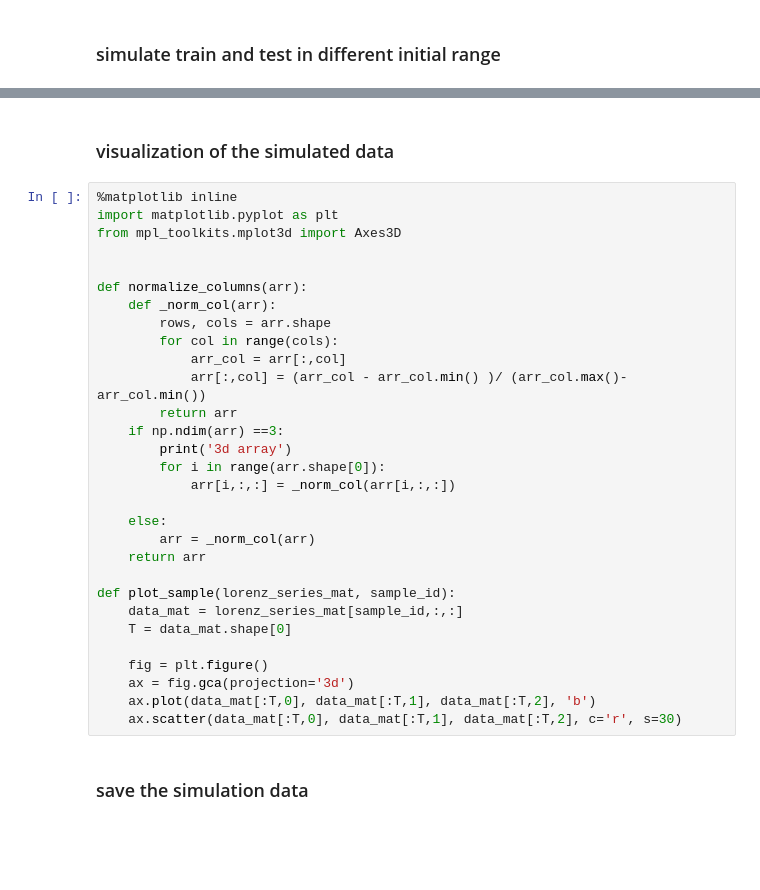
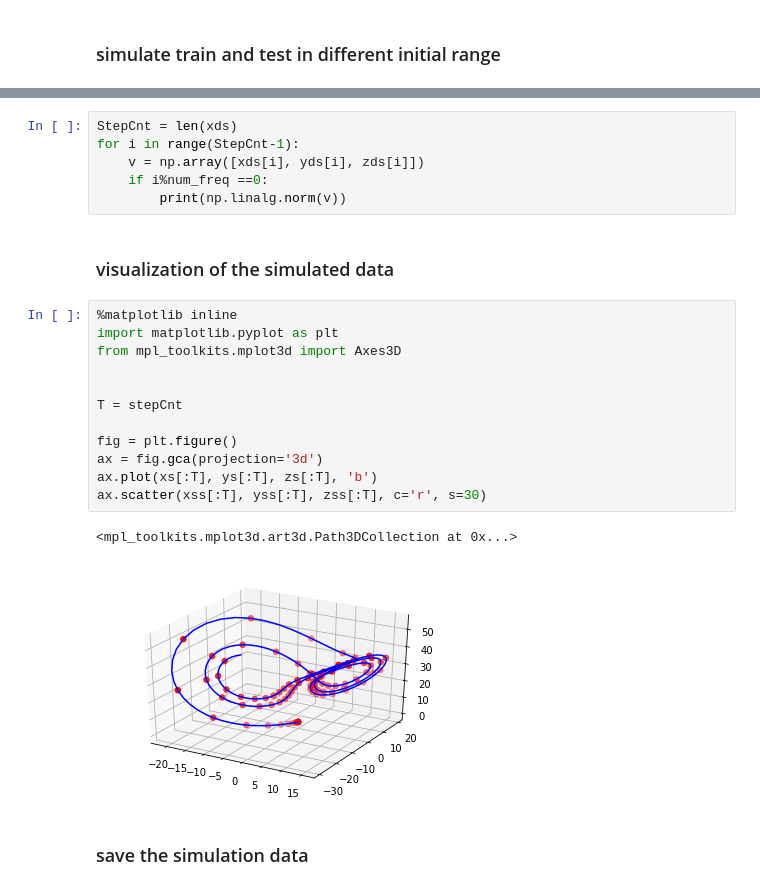
Before and after one commit to yuqirose/TensorRNN, a Jupyter notebook: experiments/notebook/py3_gen_synth.ipynb, the cells around one changed output, grey strips where cells are left out. Drawn from its saved outputs; the diff is of its cells as text; blank space fills up the shorter version.

```diff
--- a/experiments/notebook/py3_gen_synth.ipynb
+++ b/experiments/notebook/py3_gen_synth.ipynb
@@ -88,35 +137,26 @@ data shape (10000, 100, 3)
+# %%
+StepCnt = len(xds)
+for i in range(StepCnt-1):
+    v = np.array([xds[i], yds[i], zds[i]])
+    if i%num_freq ==0:
+        print(np.linalg.norm(v))
 # %% [markdown]
 ### visualization of the simulated data
 # %%
 %matplotlib inline
 import matplotlib.pyplot as plt
 from mpl_toolkits.mplot3d import Axes3D
 
 
-def normalize_columns(arr):
-    def _norm_col(arr):
-        rows, cols = arr.shape
-        for col in range(cols):
-            arr_col = arr[:,col]
-            arr[:,col] = (arr_col - arr_col.min() )/ (arr_col.max()- arr_col.min())
-        return arr
-    if np.ndim(arr) ==3:
-        print('3d array')
-        for i in range(arr.shape[0]):
-            arr[i,:,:] = _norm_col(arr[i,:,:])
+T = stepCnt
 
-    else:
-        arr = _norm_col(arr)
-    return arr
-
-def plot_sample(lorenz_series_mat, sample_id):
-    data_mat = lorenz_series_mat[sample_id,:,:]
-    T = data_mat.shape[0]
-
-    fig = plt.figure()
-    ax = fig.gca(projection='3d')
-    ax.plot(data_mat[:T,0], data_mat[:T,1], data_mat[:T,2], 'b')
-    ax.scatter(data_mat[:T,0], data_mat[:T,1], data_mat[:T,2], c='r', s=30)
+fig = plt.figure()
+ax = fig.gca(projection='3d')
+ax.plot(xs[:T], ys[:T], zs[:T], 'b')
+ax.scatter(xss[:T], yss[:T], zss[:T], c='r', s=30)
+# %% [output]
+<mpl_toolkits.mplot3d.art3d.Path3DCollection at 0x...>
+[figure, added]
 # %% [markdown]
 ### save the simulation data
 # %%
```
Also changed, not shown: parts of 9 cells of this notebook, 6 other files.
